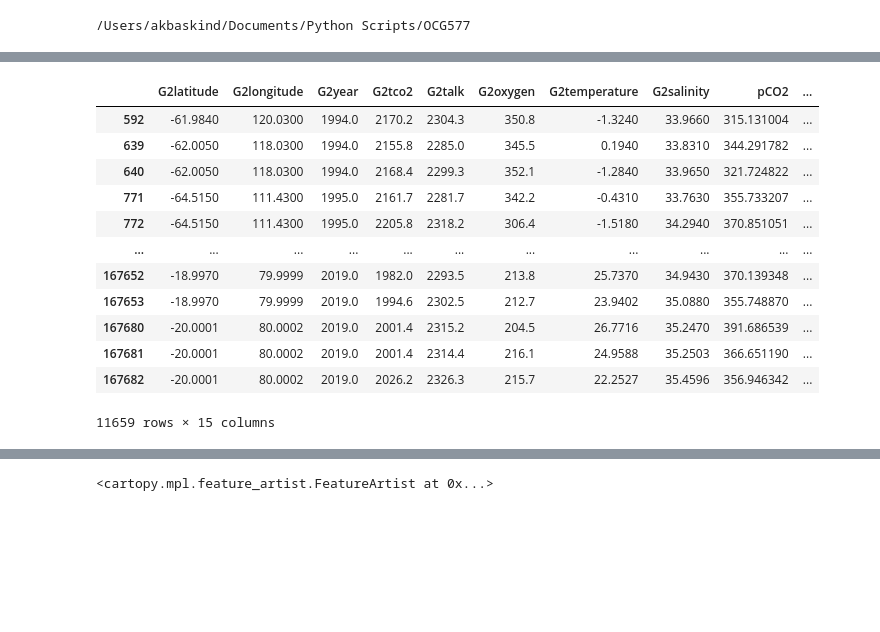
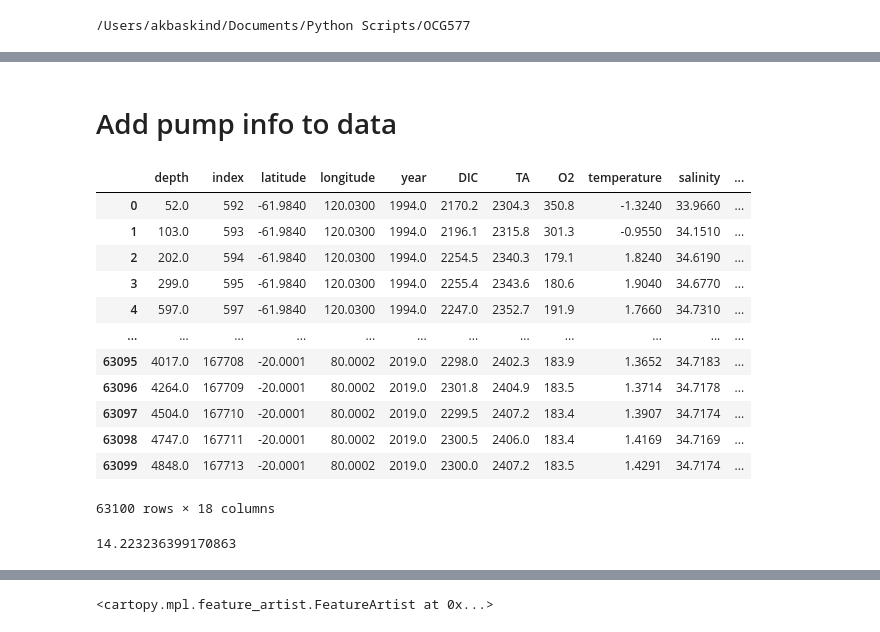
Before and after one commit to abby-baskind/OCG577, a Jupyter notebook: Untitled.ipynb, the cells around one changed output, grey strips where cells are left out. Drawn from its saved outputs; the diff is of its cells as text; code cells hidden in the pictures; blank space fills up the shorter version.

```diff
--- a/Untitled.ipynb
+++ b/Untitled.ipynb
@@ -70,11 +36,16 @@ carbon.solver(pH = pH,
 # %%
+# Read in
 dat = pd.read_csv('/Users/akbaskind/Desktop/GLODAPv2.2022_Indian_Ocean.csv')
+# Remove bad data
 dat = dat.where(dat['G2tco2'] > 0).dropna()
-dat = dat.where(dat['G2depth'] < 100).dropna()
 dat = dat.where(dat['G2talk'] > 0).dropna()
 dat = dat.where(dat['G2oxygen'] > 0).dropna()
 dat = dat.where(dat['G2salinity'] > 0).dropna()
 dat = dat.where(dat['G2temperature'] > -100).dropna()
-dat = dat[['G2latitude', 'G2longitude', 'G2year', 'G2tco2', 'G2talk', 'G2oxygen', 'G2temperature', 'G2salinity']]
-dat
+dat = dat.where(dat['G2phosphatef'] != 9).dropna()
+dat = dat.where(dat['G2phosphate'] >= 0).dropna()
+# Select data we want
+dat = dat[['G2depth', 'G2latitude', 'G2longitude', 'G2year', 'G2tco2', 'G2talk', 'G2oxygen', 'G2temperature', 'G2salinity',
+          'G2phosphate']]
+list(dat.keys())
 # %% [output]
@@ -94,14 +187,17 @@ dat
 # %%
-Sref = dat['G2salinity'].mean()
-DICref = dat['G2tco2'].mean()
-TAref = dat['G2talk'].mean()
-T = dat['G2temperature']
-S = dat['G2salinity']
-DIC = dat['G2tco2']
-TA = dat['G2talk']
-O2 = dat['G2oxygen']
-results = carbon.solver(DIC = DIC, temperature = T, salinity = S,
-              TA = TA, O2 = O2, Sref = Sref, sAlkref = TAref,
-              sDICref = DICref, Cant = 50)
-type(results)
+Sref = surf['salinity'].mean()
+DICref = surf['DIC'].mean()
+TAref = surf['TA'].mean()
+T = dat['temperature']
+S = dat['salinity']
+DIC = dat['DIC']
+TA = dat['TA']
+O2 = dat['O2']
+PO4 = dat['PO4']
+PO4ref = surf['PO4'].mean()
+Z = dat['depth']
+# results = carbon.solver(DIC = DIC, temperature = T, salinity = S,
+#               TA = TA, PO4 = PO4, Sref = Sref, sAlkref = TAref,
+#               sDICref = DICref, Cant = 50, z = Z, PO4ref = PO4ref)
+results.keys()
 # %% [output]
@@ -111,23 +225,34 @@ results
+# %% [markdown]
+# Add pump info to data
 # %%
 dat['pCO2'] = results['pCO2']
 dat['pH'] = results['pH']
 dat['∆Ccarb'] = results['∆C_carb']
 dat['∆Csoft'] = results['∆C_soft']
 dat['∆Cgas'] = results['∆C_gasex']
-dat['AOU'] = results['AOU']
-dat['O2sat'] = results['O2_sat']
+dat['∆PO4'] = results['∆PO4']
+# dat['O2sat'] = results['O2_sat']
+dat['Cant'] = results['C_ant']
 dat
 # %% [output]
-|  | G2latitude | G2longitude | G2year | G2tco2 | G2talk | G2oxygen | G2temperature | G2salinity | pCO2 | ... |
-| 592 | -61.9840 | 120.0300 | 1994.0 | 2170.2 | 2304.3 | 350.8 | -1.3240 | 33.9660 | 315.131004 | ... |
-| 639 | -62.0050 | 118.0300 | 1994.0 | 2155.8 | 2285.0 | 345.5 | 0.1940 | 33.8310 | 344.291782 | ... |
-| 640 | -62.0050 | 118.0300 | 1994.0 | 2168.4 | 2299.3 | 352.1 | -1.2840 | 33.9650 | 321.724822 | ... |
-| 771 | -64.5150 | 111.4300 | 1995.0 | 2161.7 | 2281.7 | 342.2 | -0.4310 | 33.7630 | 355.733207 | ... |
-| 772 | -64.5150 | 111.4300 | 1995.0 | 2205.8 | 2318.2 | 306.4 | -1.5180 | 34.2940 | 370.851051 | ... |
-| ... | ... | ... | ... | ... | ... | ... | ... | ... | ... | ... |
-| 167652 | -18.9970 | 79.9999 | 2019.0 | 1982.0 | 2293.5 | 213.8 | 25.7370 | 34.9430 | 370.139348 | ... |
-| 167653 | -18.9970 | 79.9999 | 2019.0 | 1994.6 | 2302.5 | 212.7 | 23.9402 | 35.0880 | 355.748870 | ... |
-| 167680 | -20.0001 | 80.0002 | 2019.0 | 2001.4 | 2315.2 | 204.5 | 26.7716 | 35.2470 | 391.686539 | ... |
-| 167681 | -20.0001 | 80.0002 | 2019.0 | 2001.4 | 2314.4 | 216.1 | 24.9588 | 35.2503 | 366.651190 | ... |
-| 167682 | -20.0001 | 80.0002 | 2019.0 | 2026.2 | 2326.3 | 215.7 | 22.2527 | 35.4596 | 356.946342 | ... |
+|  | depth | index | latitude | longitude | year | DIC | TA | O2 | temperature | salinity | ... |
+| 0 | 52.0 | 592 | -61.9840 | 120.0300 | 1994.0 | 2170.2 | 2304.3 | 350.8 | -1.3240 | 33.9660 | ... |
+| 1 | 103.0 | 593 | -61.9840 | 120.0300 | 1994.0 | 2196.1 | 2315.8 | 301.3 | -0.9550 | 34.1510 | ... |
+| 2 | 202.0 | 594 | -61.9840 | 120.0300 | 1994.0 | 2254.5 | 2340.3 | 179.1 | 1.8240 | 34.6190 | ... |
+| 3 | 299.0 | 595 | -61.9840 | 120.0300 | 1994.0 | 2255.4 | 2343.6 | 180.6 | 1.9040 | 34.6770 | ... |
+| 4 | 597.0 | 597 | -61.9840 | 120.0300 | 1994.0 | 2247.0 | 2352.7 | 191.9 | 1.7660 | 34.7310 | ... |
+| ... | ... | ... | ... | ... | ... | ... | ... | ... | ... | ... | ... |
+| 63095 | 4017.0 | 167708 | -20.0001 | 80.0002 | 2019.0 | 2298.0 | 2402.3 | 183.9 | 1.3652 | 34.7183 | ... |
+| 63096 | 4264.0 | 167709 | -20.0001 | 80.0002 | 2019.0 | 2301.8 | 2404.9 | 183.5 | 1.3714 | 34.7178 | ... |
+| 63097 | 4504.0 | 167710 | -20.0001 | 80.0002 | 2019.0 | 2299.5 | 2407.2 | 183.4 | 1.3907 | 34.7174 | ... |
+| 63098 | 4747.0 | 167711 | -20.0001 | 80.0002 | 2019.0 | 2300.5 | 2406.0 | 183.4 | 1.4169 | 34.7169 | ... |
+| 63099 | 4848.0 | 167713 | -20.0001 | 80.0002 | 2019.0 | 2300.0 | 2407.2 | 183.5 | 1.4291 | 34.7174 | ... |
-11659 rows × 15 columns
+63100 rows × 18 columns
+# %%
+dpCO2dT = (np.log((dat['pCO2'])).diff()/dat['salinity'].diff()) * (dat['salinity'])
+dpCO2dT.replace([np.inf, -np.inf], np.nan, inplace=True)
+# dpCO2dT = dpCO2dT.dropna()
+# dpCO2dT.mean()
+dat['salinity'].mean()/dat['pCO2'].mean() * (dat['pCO2'].diff().mean())/(dat['salinity'].diff().mean())
+# %% [output]
+14.223236399170863
```
Also changed, not shown: parts of 20 cells of this notebook, 5 other files.
